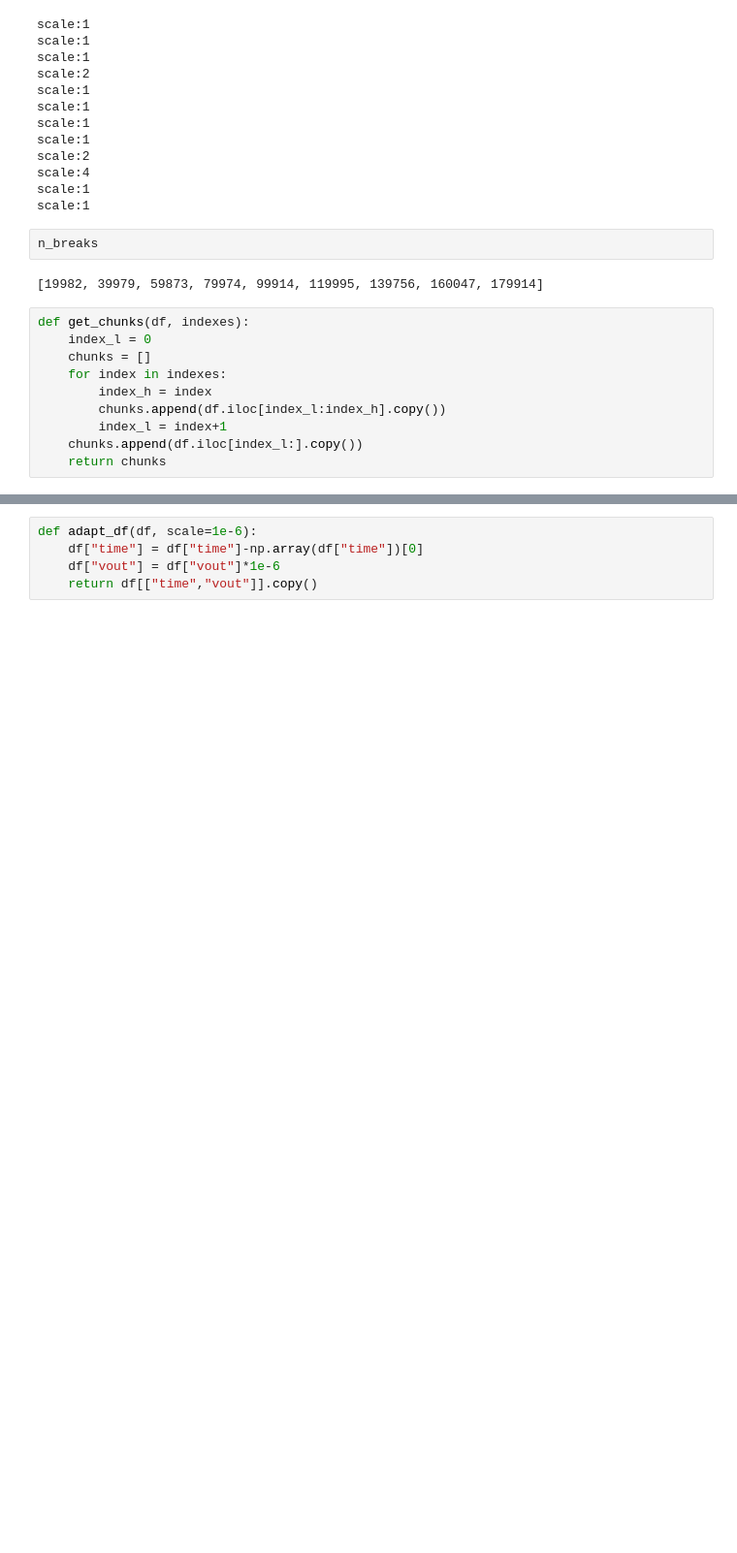
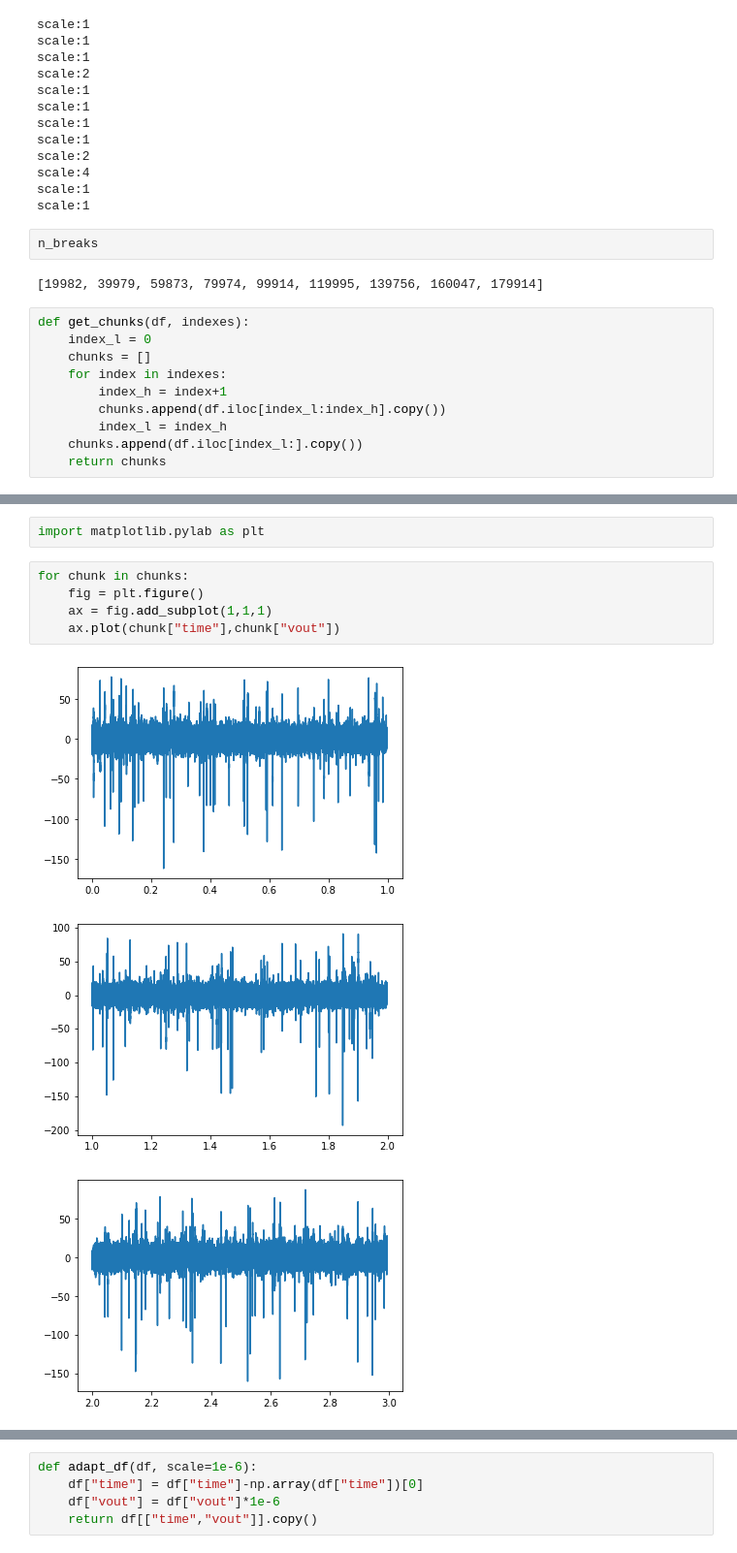
Before and after one commit to LuighiV/eapprocessor, a Jupyter notebook: notebooks/7_Export_signals.ipynb, the cells around one changed output, grey strips where cells are left out. Shown at 97% size. Cells and saved outputs as stored; diff of their text form; blank space fills up the shorter version.

```diff
--- a/notebooks/7_Export_signals.ipynb
+++ b/notebooks/7_Export_signals.ipynb
@@ -114,9 +121,9 @@ def get_chunks(df, indexes):
     index_l = 0
     chunks = []
     for index in indexes:
-        index_h = index
+        index_h = index+1
         chunks.append(df.iloc[index_l:index_h].copy())
-        index_l = index+1
+        index_l = index_h
     chunks.append(df.iloc[index_l:].copy())
     return chunks
 # %%
@@ -140,3 +147,14 @@ chunks
  199999                0
 
  [20085 rows x 6 columns]]
+# %%
+import matplotlib.pylab as plt
+# %%
+for chunk in chunks:
+    fig = plt.figure()
+    ax = fig.add_subplot(1,1,1)
+    ax.plot(chunk["time"],chunk["vout"])
+# %% [output]
+[figure, added]
+[figure, added]
+[figure, added]
```
Also changed, not shown: parts of 9 cells of this notebook, 7 other files.
